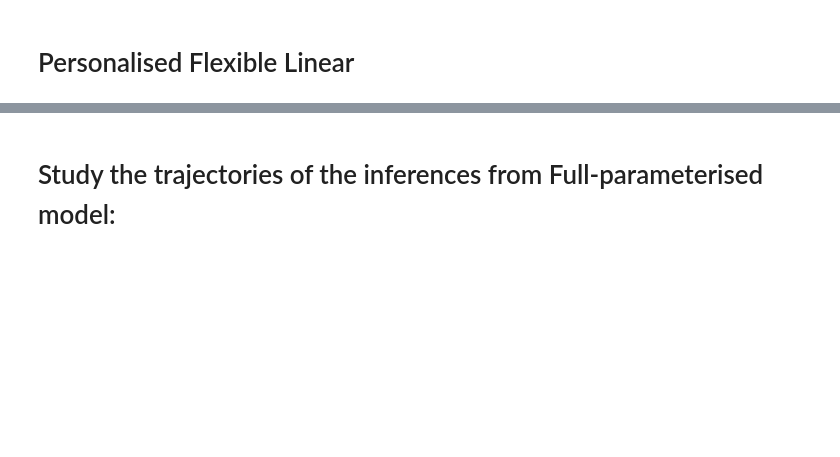
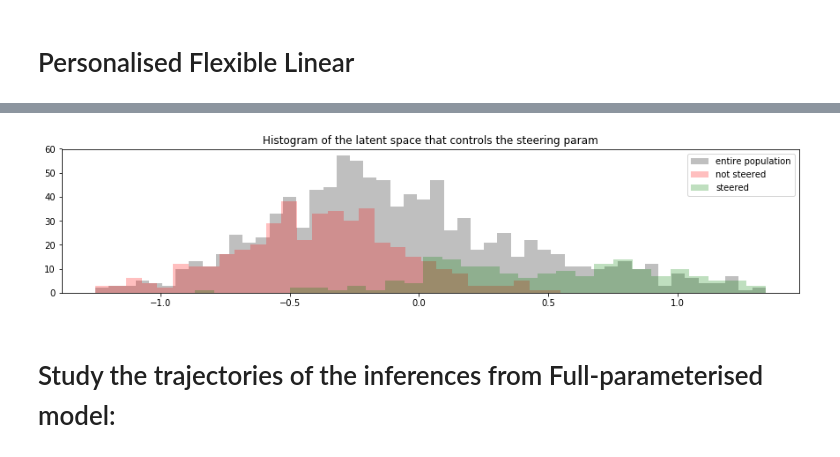
Before and after one commit to NickHoernle/incentive_design, a Jupyter notebook: notebooks/evaluate_probability_models_2019-12.ipynb, the cells around one changed output, grey strips where cells are left out. Drawn from its saved outputs; the diff is of its cells as text; code cells hidden in the pictures; blank space fills up the shorter version.

```diff
--- a/notebooks/evaluate_probability_models_2019-12.ipynb
+++ b/notebooks/evaluate_probability_models_2019-12.ipynb
@@ -350,0 +374,3 @@ plt.show()
+# %%
+loss_fn = lambda x1,x2,x3,x4: models.BCE_loss_function(x1,x2,x3,x4, data_shape=dset_shape, act_choice=5)
+ladent_dim = test(model, loss_fn, get_latent_par=[19])
@@ -351,3 +379,15 @@ plt.show()
+# %%
+w = model.positive_steer_weight[0].detach().numpy()
+
+plt.figure(figsize=(15,3))
+plt.hist(w*ladent_dim[19], label='entire population', bins=50, alpha=.5, color='grey')
+plt.hist(w*ladent_dim['not_steered'], label='not steered', alpha=.25, color='red', bins=30)
+plt.hist(w*ladent_dim['steered'], label='steered', alpha=.25, color='green', bins=30)
+plt.legend(loc='best')
+plt.title('Histogram of the latent space that controls the steering param')
+plt.show()
+# %% [output]
+[figure, added]
 # %% [markdown]
 # Study the trajectories of the inferences from Full-parameterised model:
 # %%
```
Also changed, not shown: parts of 15 cells of this notebook.
